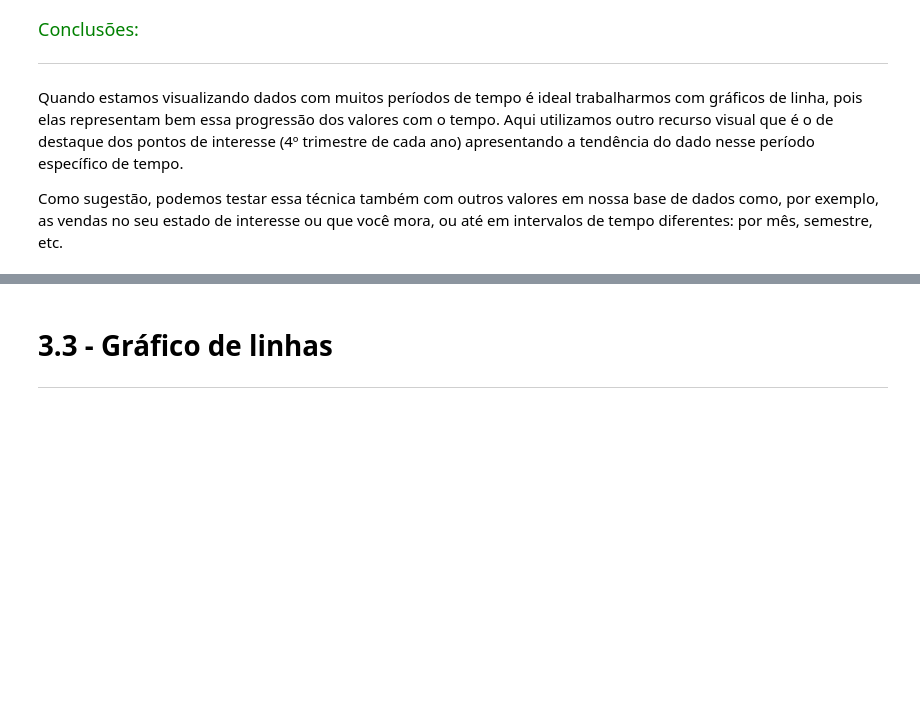
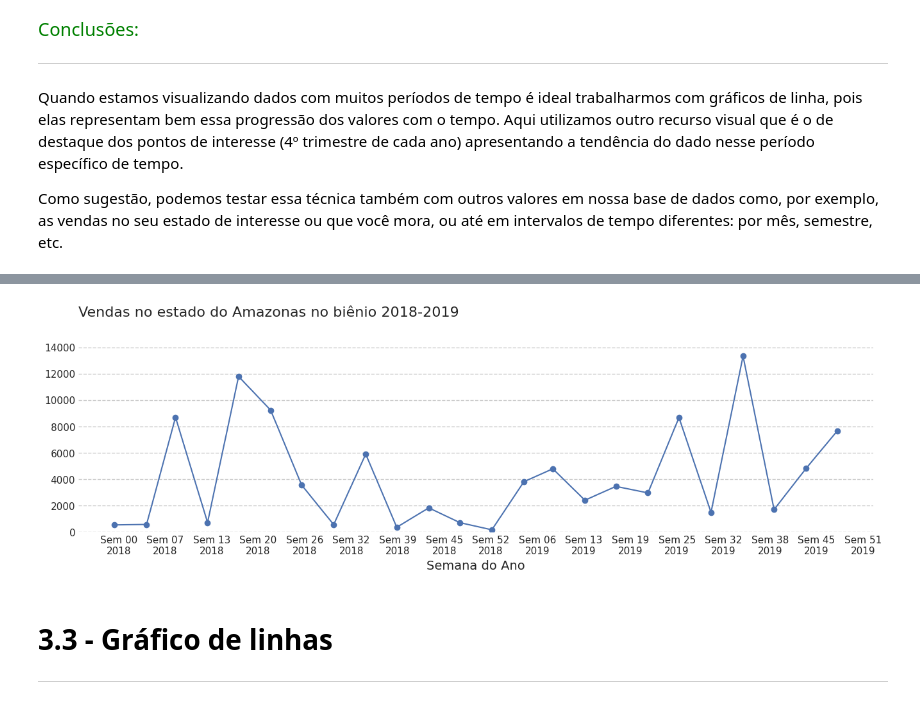
Before and after one commit to ClaytonPavani/python_dados_avancado, a Jupyter notebook: data_visualization_projeto_final.ipynb, the cells around one changed output, grey strips where cells are left out. Drawn from its saved outputs; the diff is of its cells as text; code cells hidden in the pictures; blank space fills up the shorter version.

```diff
--- a/data_visualization_projeto_final.ipynb
+++ b/data_visualization_projeto_final.ipynb
@@ -742,3 +811,14 @@ Como sugestão, podemos testar essa técnica também com outros valores em nossa
+# %%
+# Atualizando o gráfico para dados semanais
+ax.set_xlabel('Semana do Ano', fontsize = 14)
+
+# Definindo o intervalo em 45 dias e passando os valores de ticks como Semana e ano
+ax.xaxis.set_major_locator(mdates.DayLocator(interval = 45))
+ax.xaxis.set_major_formatter(mdates.DateFormatter("Sem %U\n%Y"))
+
+ax.get_figure()
+# %% [output]
+[figure, added]
 # %% [markdown]
 # **3.3 - Gráfico de linhas**
 
```
Also changed, not shown: parts of 11 cells of this notebook.
